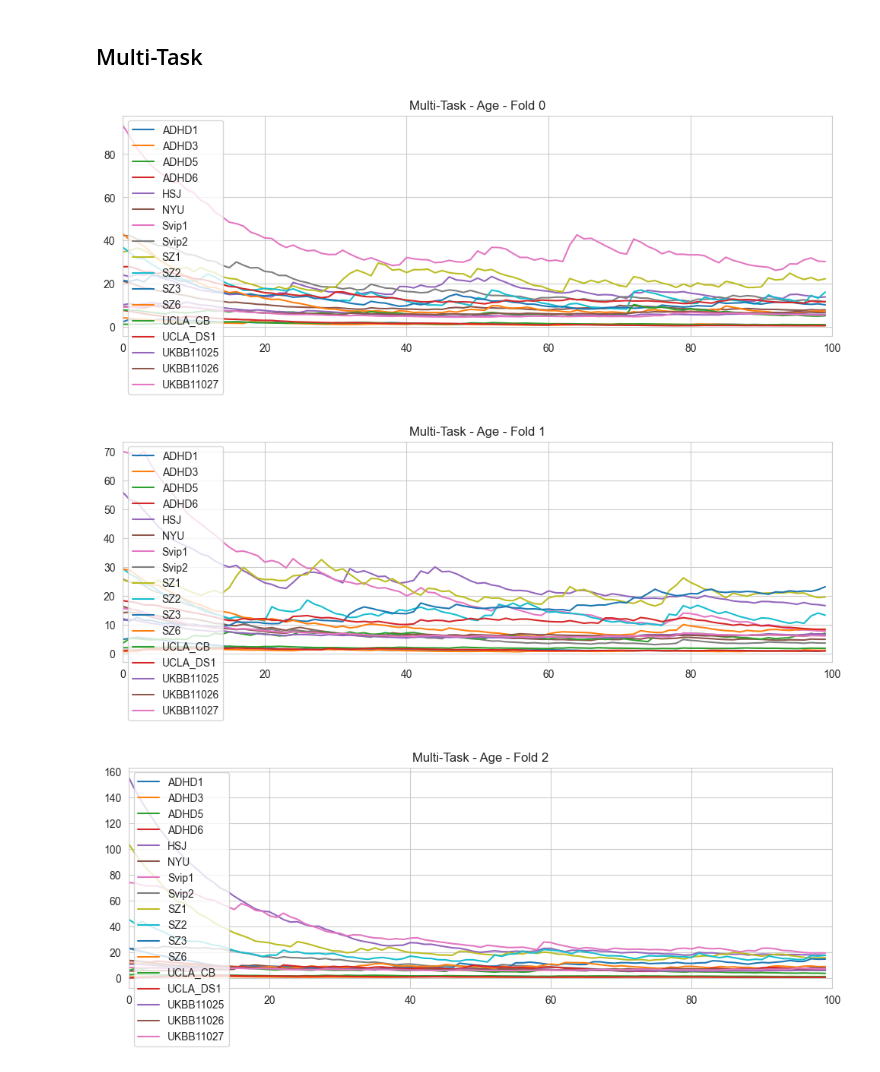
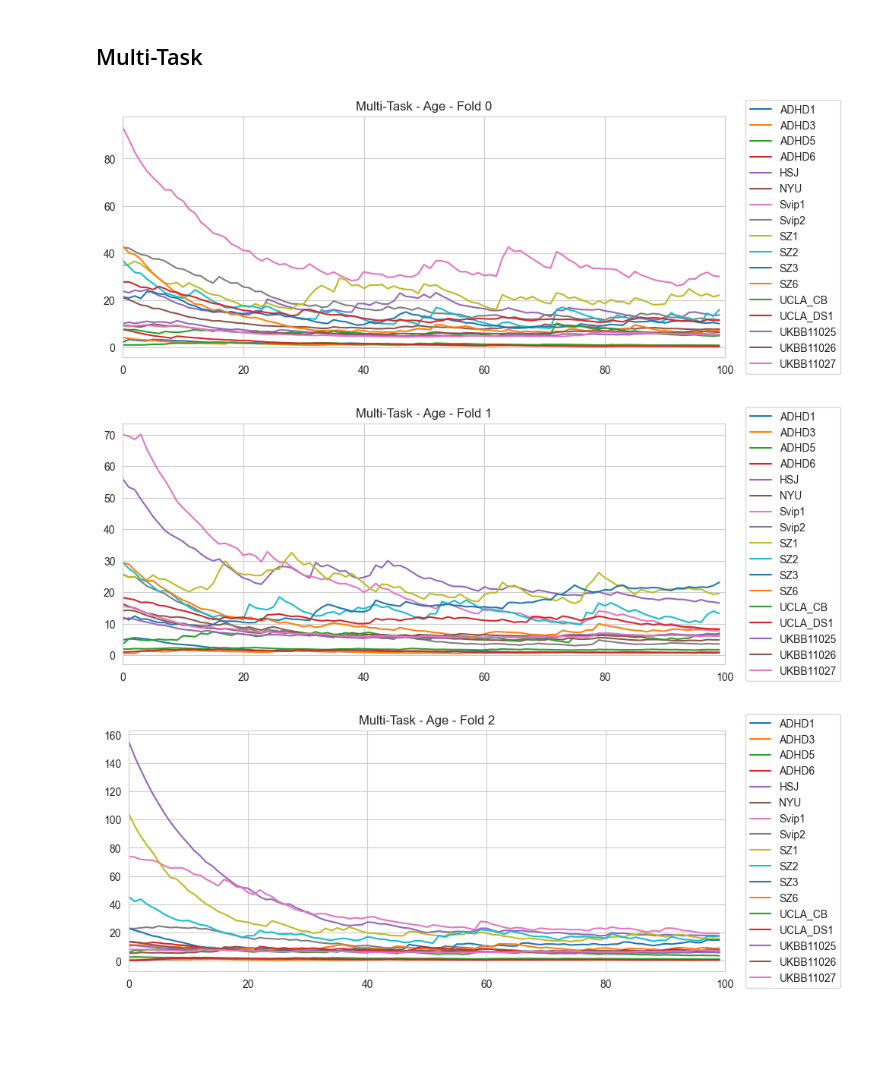
Before and after one commit to harveyaa/neuropsych_mtl, a Jupyter notebook: MTL/MTL_age_training_plots.ipynb, the cells around one changed output. Drawn from its saved outputs; the diff is of its cells as text; code cells hidden in the pictures; blank space fills up the shorter version.

Commit message:
updated to put legend outside plots for MTL

```diff
--- a/MTL/MTL_age_training_plots.ipynb
+++ b/MTL/MTL_age_training_plots.ipynb
@@ -59,7 +59,7 @@ for site in res_single:
         sns.lineplot(x=df.index,y=smooth(df['Loss/test']),data=df,label=f'fold_{i}')
     plt.title(f'{site} - Age')
     #plt.hlines(50,-5,105,ls='--',color='black')
-    plt.legend(loc="upper left")
+    plt.legend(loc="upper right")
     plt.tight_layout()
     plt.savefig(os.path.join(p_out_parent,f'figures/{site}.png'),dpi=300)
     plt.show()
@@ -91,19 +91,17 @@ for i in range(n_folds):
     folds.append(df)
 # %%
 for i,df in enumerate(folds):
-    plt.figure(figsize=(10,4))
+    fig,ax = plt.subplots(figsize=(10,4))
     for site in sites:
         sns.lineplot(x=df.index,y=smooth(df[site]['Loss/test']),data=df[site],label=site)
+    sns.move_legend(ax, "upper left", bbox_to_anchor=(1.025, 1.09))
     plt.title(f'Multi-Task - Age - Fold {i}')
 
     plt.xlim(0,100)
-    #plt.ylim(0,100)
-    plt.legend(loc="upper left")
-    #plt.hlines(50,-5,105,ls='--',color='black')
     plt.tight_layout()
     plt.savefig(os.path.join(p_out_parent,f'figures/all_fold{i}.png'))
     plt.show()
 # %% [output]
-[figure, old version]
+[figure, new version]
-[figure, old version]
+[figure, new version]
-[figure, old version]
+[figure, new version]
```
Also changed, not shown: parts of 2 cells of this notebook, 3 other files.
